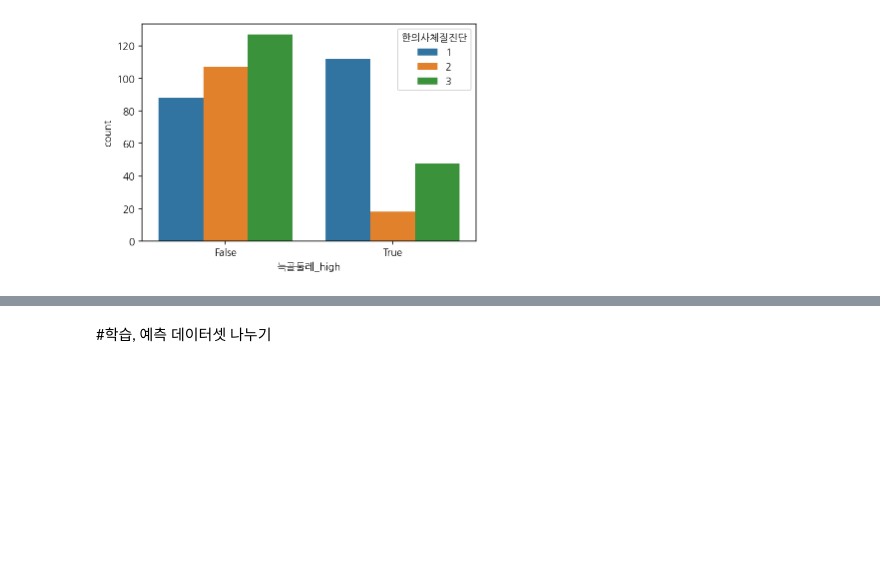
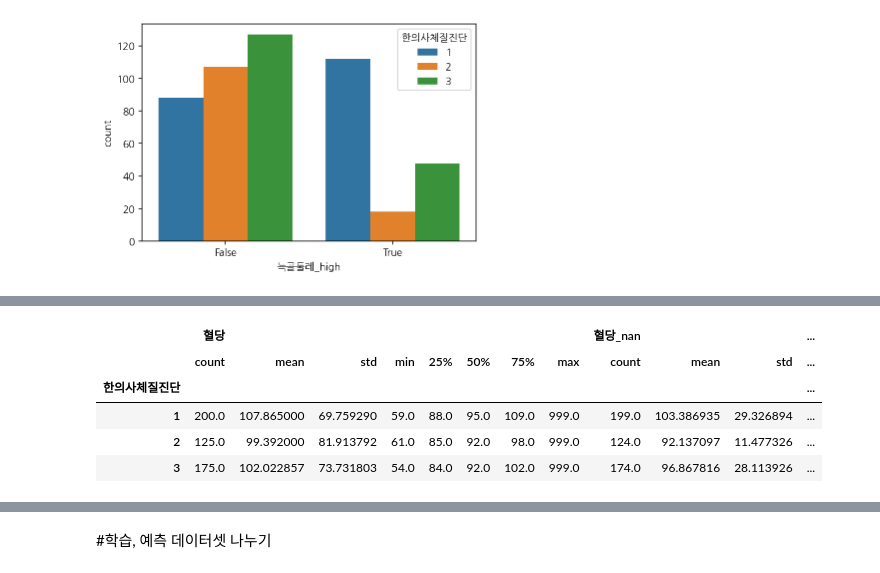
Before and after one commit to HyeonhoonLee/Colab, a Jupyter notebook: KDC_feature_engineering.ipynb, the cells around one changed output, grey strips where cells are left out. Cells and saved outputs as stored; diff of their text form; code cells hidden in the pictures; blank space fills up the shorter version.

```diff
--- a/KDC_feature_engineering.ipynb
+++ b/KDC_feature_engineering.ipynb
@@ -196,0 +268,10 @@ sns.countplot(data=df, x="늑골둘레_high", hue="한의사체질진단")
+# %%
+#위의 그룹바이에 대해서 평균값, 중앙값 말고도 다른 통계량을 보고싶다면,
+df.groupby(["한의사체질진단"])["혈당", "혈당_nan"].describe()
+# %% [output]
+|  | 혈당 |  |  |  |  |  |  |  | 혈당_nan |  |  | ... |
+|  | count | mean | std | min | 25% | 50% | 75% | max | count | mean | std | ... |
+| 한의사체질진단 |  |  |  |  |  |  |  |  |  |  |  | ... |
+| 1 | 200.0 | 107.865000 | 69.759290 | 59.0 | 88.0 | 95.0 | 109.0 | 999.0 | 199.0 | 103.386935 | 29.326894 | ... |
+| 2 | 125.0 | 99.392000 | 81.913792 | 61.0 | 85.0 | 92.0 | 98.0 | 999.0 | 124.0 | 92.137097 | 11.477326 | ... |
+| 3 | 175.0 | 102.022857 | 73.731803 | 54.0 | 84.0 | 92.0 | 102.0 | 999.0 | 174.0 | 96.867816 | 28.113926 | ... |
```
Also changed, not shown: parts of 25 cells of this notebook.
